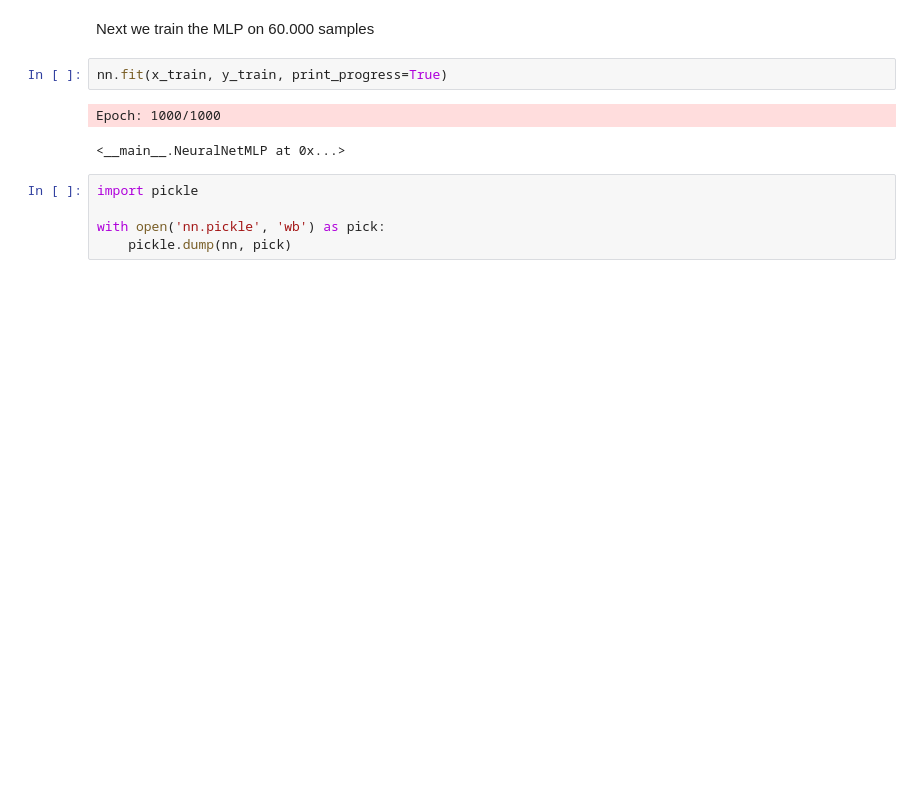
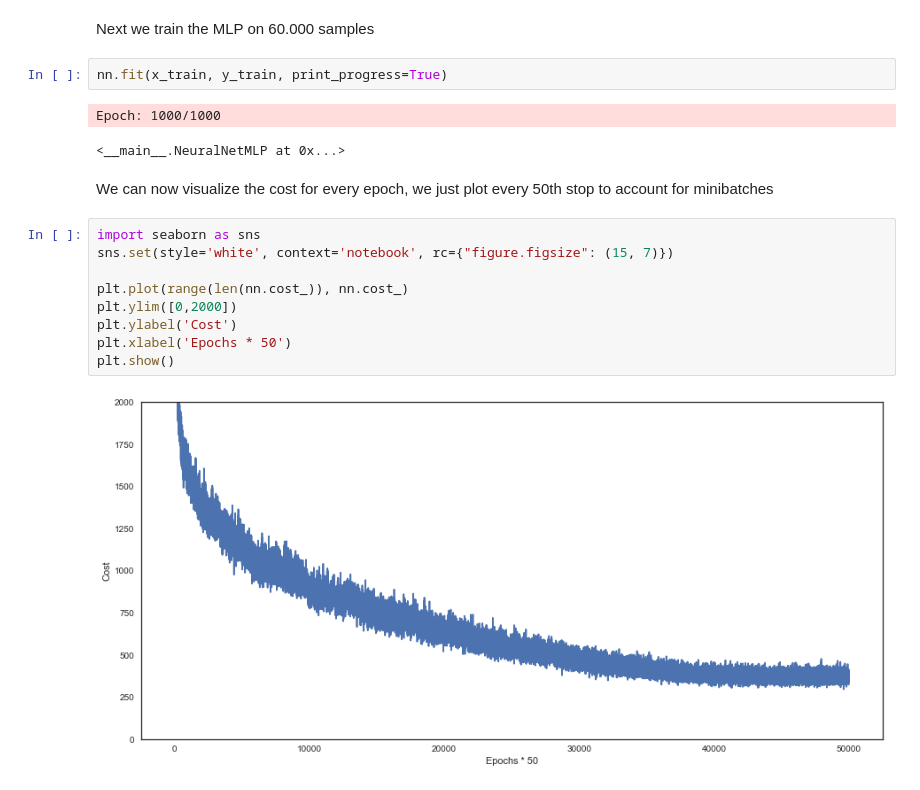
Before and after one commit to alanmarazzi/python-machinelearning, a Jupyter notebook: Chapter 12 - Neural Networks for Image Recognition.ipynb, the cells around one changed output. Drawn from its saved outputs; the diff is of its cells as text; blank space fills up the shorter version.

```diff
--- a/Chapter 12 - Neural Networks for Image Recognition.ipynb
+++ b/Chapter 12 - Neural Networks for Image Recognition.ipynb
@@ -455,8 +455,16 @@ nn.fit(x_train, y_train, print_progress=True)
 # %% [output]
 Epoch: 1000/1000
 <__main__.NeuralNetMLP at 0x...>
-# %%
-import pickle
-
-with open('nn.pickle', 'wb') as pick:
-    pickle.dump(nn, pick)
+# %% [markdown]
+We can now visualize the cost for every epoch, we just plot every 50th stop to account for minibatches
+# %%
+import seaborn as sns
+sns.set(style='white', context='notebook', rc={"figure.figsize": (15, 7)})
+
+plt.plot(range(len(nn.cost_)), nn.cost_)
+plt.ylim([0,2000])
+plt.ylabel('Cost')
+plt.xlabel('Epochs * 50')
+plt.show()
+# %% [output]
+[figure, added]
```
Also changed, not shown: parts of 8 cells of this notebook.
